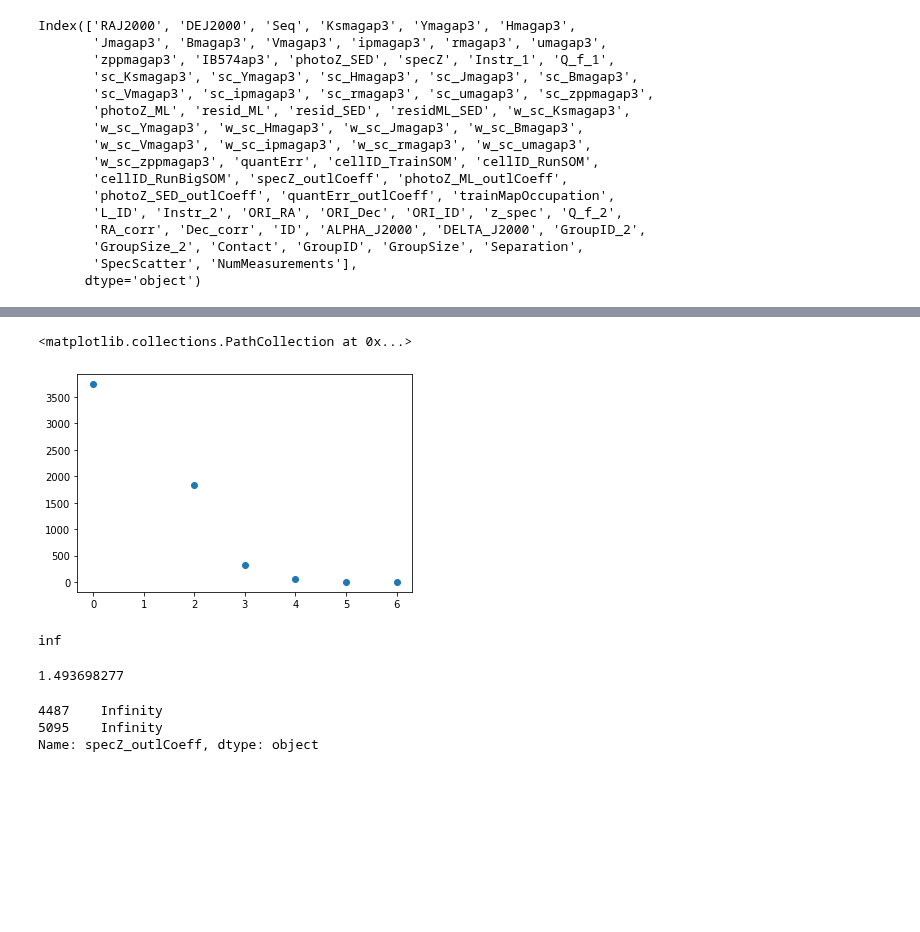
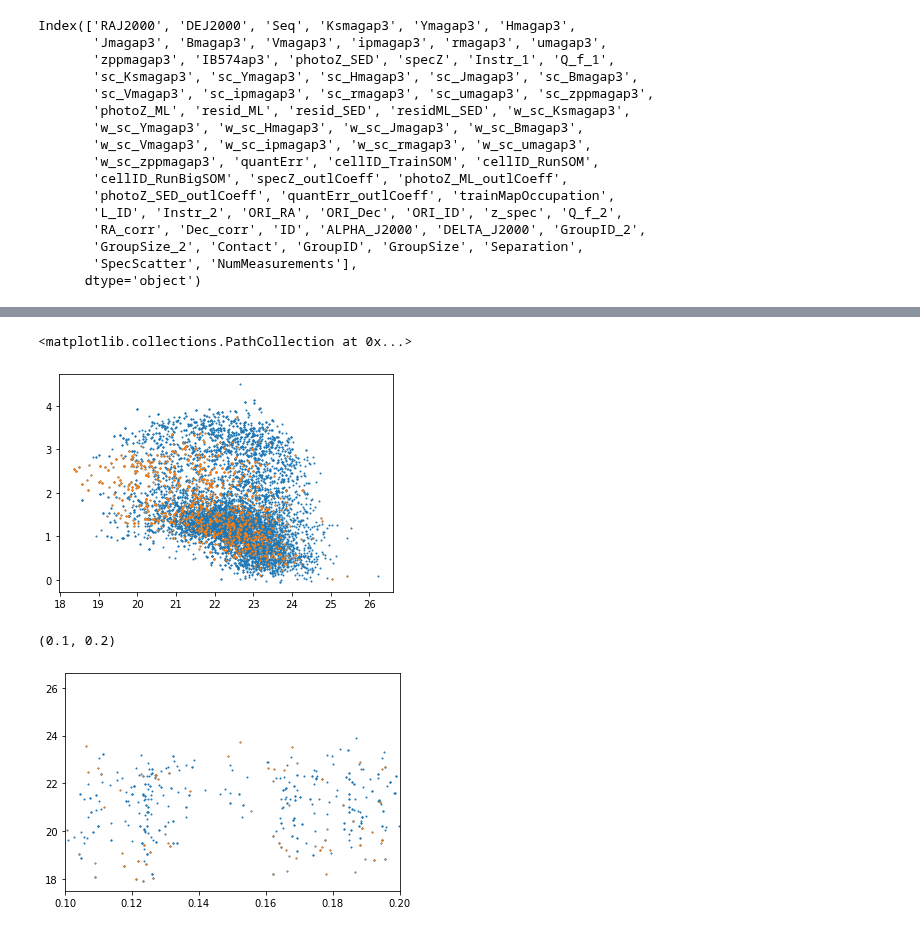
Before and after one commit to ShrRa/COSMOS_SOM, a Jupyter notebook: InspectDuplicatedSpecZ.ipynb, the cells around one changed output, grey strips where cells are left out. Drawn from its saved outputs; the diff is of its cells as text; code cells hidden in the pictures; blank space fills up the shorter version.

```diff
--- a/InspectDuplicatedSpecZ.ipynb
+++ b/InspectDuplicatedSpecZ.ipynb
@@ -270,19 +185,0 @@ Text(0, 0.5, 'resid_ML')
-# %%
-plt.scatter(t['NumMeasurements'].value_counts().index,t['NumMeasurements'].value_counts())
-# %% [output]
-<matplotlib.collections.PathCollection at 0x...>
-[figure, removed]
-# %%
-t['specZ_outlCoeff'].fillna(99.9).max()
-# %% [output]
-inf
-# %%
-t['SpecScatter'].max()
-# %% [output]
-1.493698277
-# %%
-test[test['specZ_outlCoeff']=='Infinity']['specZ_outlCoeff']
-# %% [output]
-4487    Infinity
-5095    Infinity
-Name: specZ_outlCoeff, dtype: object
@@ -290,0 +186,17 @@ test.loc[test['specZ_outlCoeff']=='Infinity','specZ_outlCoeff']=-99.9
+# %%
+t=test
+plt.scatter(t['rmagap3'],t['umagap3']-t['rmagap3'],s=1)
+t=t[t['specZ_outlCoeff']>1]
+plt.scatter(t['rmagap3'],t['umagap3']-t['rmagap3'],s=1)
+# %% [output]
+<matplotlib.collections.PathCollection at 0x...>
+[figure, added]
+# %%
+t=test
+plt.scatter(t['specZ'],t['ipmagap3'],s=1)
+t=t[t['specZ_outlCoeff']>=1]
+plt.scatter(t['specZ'],t['ipmagap3'],s=0.5)
+plt.xlim(0.1,0.2)
+# %% [output]
+(0.1, 0.2)
+[figure, added]
```
Also changed, not shown: parts of 44 cells of this notebook.
